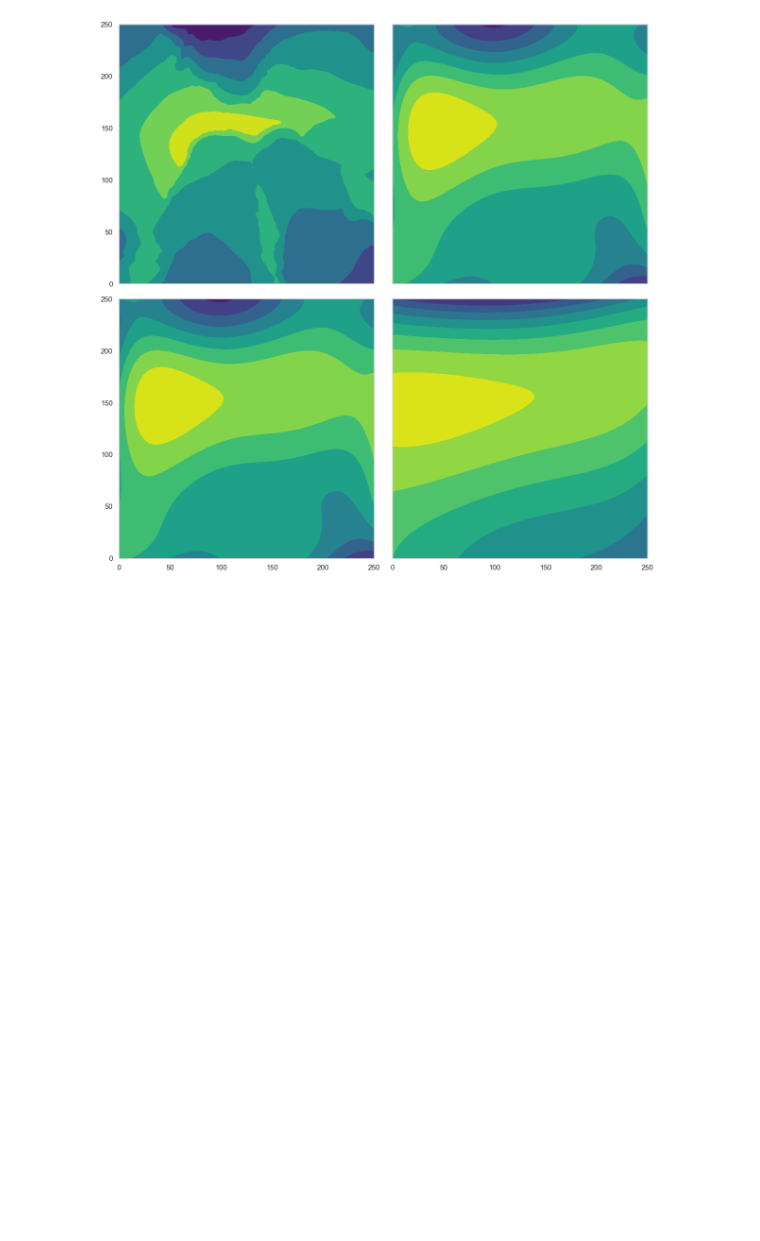
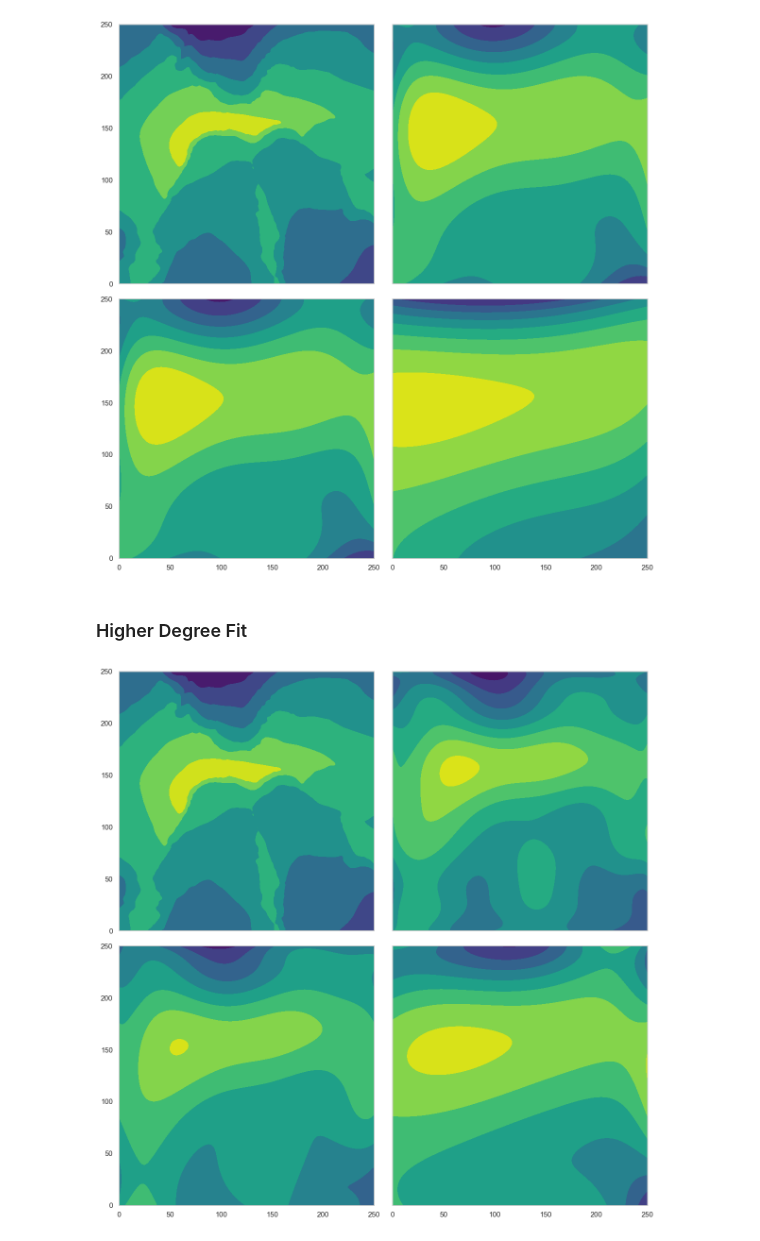
Before and after one commit to MariaFlyAway/Project1_FYS_STK, a Jupyter notebook: Topological_dataset/report_plots.ipynb, the cells around one changed output. Saved outputs shown, nothing was run; the diff lists cells and outputs as text; code cells hidden in the pictures; blank space fills up the shorter version.

```diff
--- a/Topological_dataset/report_plots.ipynb
+++ b/Topological_dataset/report_plots.ipynb
@@ -84,3 +84,52 @@ for i in range(4):
 plt.show()
 # %% [output]
 [figure]
+# %% [markdown]
+### Higher Degree Fit
+# %%
+pipeline_OLS = make_pipeline(
+            PolynomialFeatures(degree=10),
+            StandardScaler(),
+            LinearRegression()
+)
+
+pipeline_Ridge = make_pipeline(
+            PolynomialFeatures(degree=10),
+            StandardScaler(),
+            Ridge(alpha=0.0001)
+)
+
+pipeline_Lasso = make_pipeline(
+            PolynomialFeatures(degree=10),
+            StandardScaler(),
+            Lasso(alpha=0.0001)
+)
+
+pipeline_OLS.fit(X_train, z_train)
+pipeline_Ridge.fit(X_train, z_train)
+pipeline_Lasso.fit(X_train, z_train)
+
+x_plot = x.reshape((n,n))
+y_plot = y.reshape((n,n))
+z_orig_plot = z.reshape((n,n))
+z_values = np.zeros((3,n,n))
+
+for idx, model in enumerate([pipeline_OLS, pipeline_Ridge, pipeline_Lasso]):
+    z_total = model.predict(X)
+
+    z_plot = z_total.reshape((n,n))
+
+    z_values[idx] = z_plot
+
+# Plotting beta coefficients
+fig, axs = plt.subplots(2,2, figsize=(12, 12), sharex=True, sharey=True); fig.tight_layout()
+axs = axs.flatten()
+
+for i in range(4):
+    if i == 0:
+        axs[i].contourf(x_plot, y_plot, z_orig_plot, cmap='viridis')
+    else:
+        axs[i].contourf(x_plot, y_plot, z_values[i-1], cmap='viridis')
+plt.show()
+# %% [output]
+[figure, added]
```
